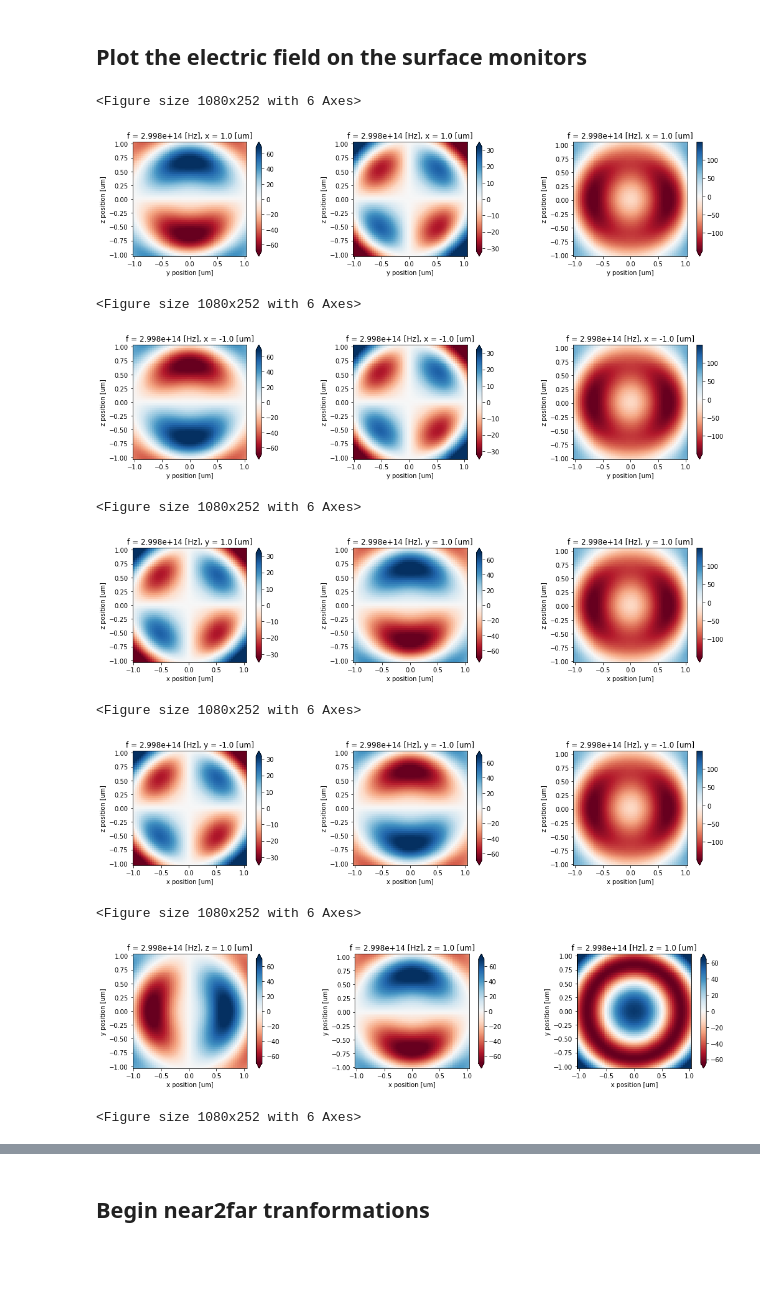
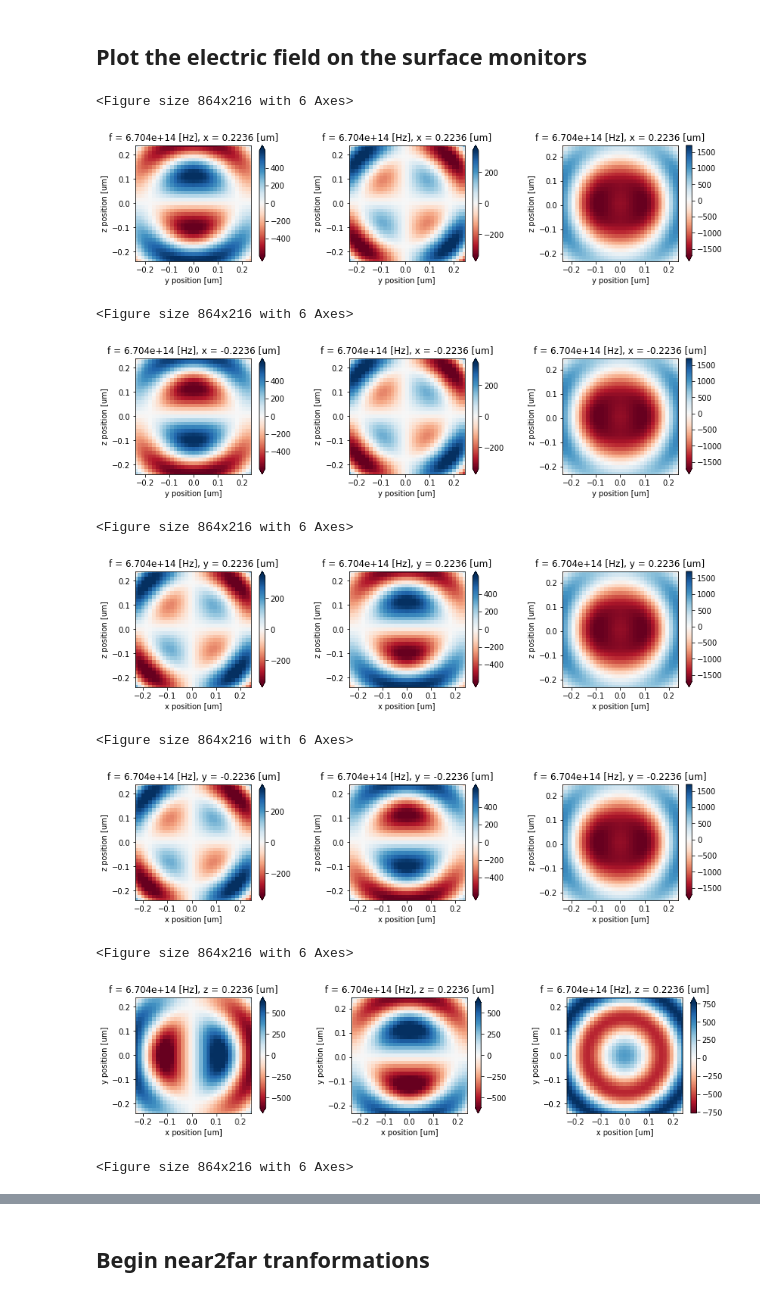
Before and after one commit to flexcompute-readthedocs/tidy3d-docs, a Jupyter notebook: docs/source/notebooks/Near2FarDipole.ipynb, the cells around one changed output, grey strips where cells are left out. Drawn from its saved outputs; the diff is of its cells as text; code cells hidden in the pictures; blank space fills up the shorter version.

```diff
--- a/docs/source/notebooks/Near2FarDipole.ipynb
+++ b/docs/source/notebooks/Near2FarDipole.ipynb
@@ -30,7 +15,10 @@ ValueError: "SimulationData" object has no field "__class__"
 # for easy conversion of units
 unit = 1
 
-wavelength = 1 * unit
+# Define material properties
+medium = td.Medium(permittivity=5)
+
+wavelength = 1 * unit / np.sqrt(medium.permittivity)
 f0 = td.C_0 / wavelength
 print(wavelength, f0)
 
@@ -40,13 +28,10 @@ dipole_length = 0 # Hertzian dipole
 dipole_size = [0, 0, 0]
 
 # buffer between the dipole and the near field monitor
-buffer_mon = 2 * wavelength
+buffer_mon = 1 * wavelength
 
 # Set the domain size in x, y, and z
-domain_size = 8 * wavelength
-
-# Define material properties
-air = td.Medium(permittivity=1)
+domain_size = 6 * wavelength
 
 # resolution control
 #grids_per_wavelength = 25
@@ -109,7 +94,8 @@ sim = td.Simulation(
     sources=[source],
     monitors=monitors,
     run_time=run_time,
-    pml_layers=pml_layers
+    pml_layers=pml_layers,
+    medium=medium
 )
 # %% [markdown]
 ## Visualize Geometry
@@ -150,52 +137,52 @@ sim_data = web.run(sim, task_name='dipole', path='data/dipole.hdf5')
 # %%
 val = 'real'
 
-fig, (ax1, ax2, ax3) = plt.subplots(1, 3, tight_layout=True, figsize=(15, 3.5))
+fig, (ax1, ax2, ax3) = plt.subplots(1, 3, tight_layout=True, figsize=(12, 3))
 
 sim_data.plot_field(field_monitor_name='near_field_x+', field_name='Ex', x=mon_size[0]/2, val=val, freq=f0, ax=ax1)
 sim_data.plot_field(field_monitor_name='near_field_x+', field_name='Ey', x=mon_size[0]/2, val=val, freq=f0, ax=ax2)
 sim_data.plot_field(field_monitor_name='near_field_x+', field_name='Ez', x=mon_size[0]/2, val=val, freq=f0, ax=ax3)
 
-fig, (ax1, ax2, ax3) = plt.subplots(1, 3, tight_layout=True, figsize=(15, 3.5))
+fig, (ax1, ax2, ax3) = plt.subplots(1, 3, tight_layout=True, figsize=(12, 3))
 
 sim_data.plot_field(field_monitor_name='near_field_x-', field_name='Ex', x=-mon_size[0]/2, val=val, freq=f0, ax=ax1)
 sim_data.plot_field(field_monitor_name='near_field_x-', field_name='Ey', x=-mon_size[0]/2, val=val, freq=f0, ax=ax2)
 sim_data.plot_field(field_monitor_name='near_field_x-', field_name='Ez', x=-mon_size[0]/2, val=val, freq=f0, ax=ax3)
 
-fig, (ax1, ax2, ax3) = plt.subplots(1, 3, tight_layout=True, figsize=(15, 3.5))
+fig, (ax1, ax2, ax3) = plt.subplots(1, 3, tight_layout=True, figsize=(12, 3))
 
 sim_data.plot_field(field_monitor_name='near_field_y+', field_name='Ex', y=mon_size[1]/2, val=val, freq=f0, ax=ax1)
 sim_data.plot_field(field_monitor_name='near_field_y+', field_name='Ey', y=mon_size[1]/2, val=val, freq=f0, ax=ax2)
 sim_data.plot_field(field_monitor_name='near_field_y+', field_name='Ez', y=mon_size[1]/2, val=val, freq=f0, ax=ax3)
 
-fig, (ax1, ax2, ax3) = plt.subplots(1, 3, tight_layout=True, figsize=(15, 3.5))
+fig, (ax1, ax2, ax3) = plt.subplots(1, 3, tight_layout=True, figsize=(12, 3))
 
 sim_data.plot_field(field_monitor_name='near_field_y-', field_name='Ex', y=-mon_size[1]/2, val=val, freq=f0, ax=ax1)
 sim_data.plot_field(field_monitor_name='near_field_y-', field_name='Ey', y=-mon_size[1]/2, val=val, freq=f0, ax=ax2)
 sim_data.plot_field(field_monitor_name='near_field_y-', field_name='Ez', y=-mon_size[1]/2, val=val, freq=f0, ax=ax3)
 
-fig, (ax1, ax2, ax3) = plt.subplots(1, 3, tight_layout=True, figsize=(15, 3.5))
+fig, (ax1, ax2, ax3) = plt.subplots(1, 3, tight_layout=True, figsize=(12, 3))
 
 sim_data.plot_field(field_monitor_name='near_field_z+', field_name='Ex', z=mon_size[2]/2, val=val, freq=f0, ax=ax1)
 sim_data.plot_field(field_monitor_name='near_field_z+', field_name='Ey', z=mon_size[2]/2, val=val, freq=f0, ax=ax2)
 sim_data.plot_field(field_monitor_name='near_field_z+', field_name='Ez', z=mon_size[2]/2, val=val, freq=f0, ax=ax3)
 
-fig, (ax1, ax2, ax3) = plt.subplots(1, 3, tight_layout=True, figsize=(15, 3.5))
+fig, (ax1, ax2, ax3) = plt.subplots(1, 3, tight_layout=True, figsize=(12, 3))
 
 sim_data.plot_field(field_monitor_name='near_field_z-', field_name='Ex', z=-mon_size[2]/2, val=val, freq=f0, ax=ax1)
 sim_data.plot_field(field_monitor_name='near_field_z-', field_name='Ey', z=-mon_size[2]/2, val=val, freq=f0, ax=ax2)
 sim_data.plot_field(field_monitor_name='near_field_z-', field_name='Ez', z=-mon_size[2]/2, val=val, freq=f0, ax=ax3)
 
 plt.show()
 # %% [output]
-<Figure size 1080x252 with 6 Axes>
+<Figure size 864x216 with 6 Axes>
-[figure, old version]
+[figure, new version]
-<Figure size 1080x252 with 6 Axes>
+<Figure size 864x216 with 6 Axes>
-[figure, old version]
+[figure, new version]
-<Figure size 1080x252 with 6 Axes>
+<Figure size 864x216 with 6 Axes>
-[figure, old version]
+[figure, new version]
-<Figure size 1080x252 with 6 Axes>
+<Figure size 864x216 with 6 Axes>
-[figure, old version]
+[figure, new version]
-<Figure size 1080x252 with 6 Axes>
+<Figure size 864x216 with 6 Axes>
-[figure, old version]
+[figure, new version]
-<Figure size 1080x252 with 6 Axes>
+<Figure size 864x216 with 6 Axes>
```
Also changed, not shown: parts of 14 cells of this notebook, 13 other files.
